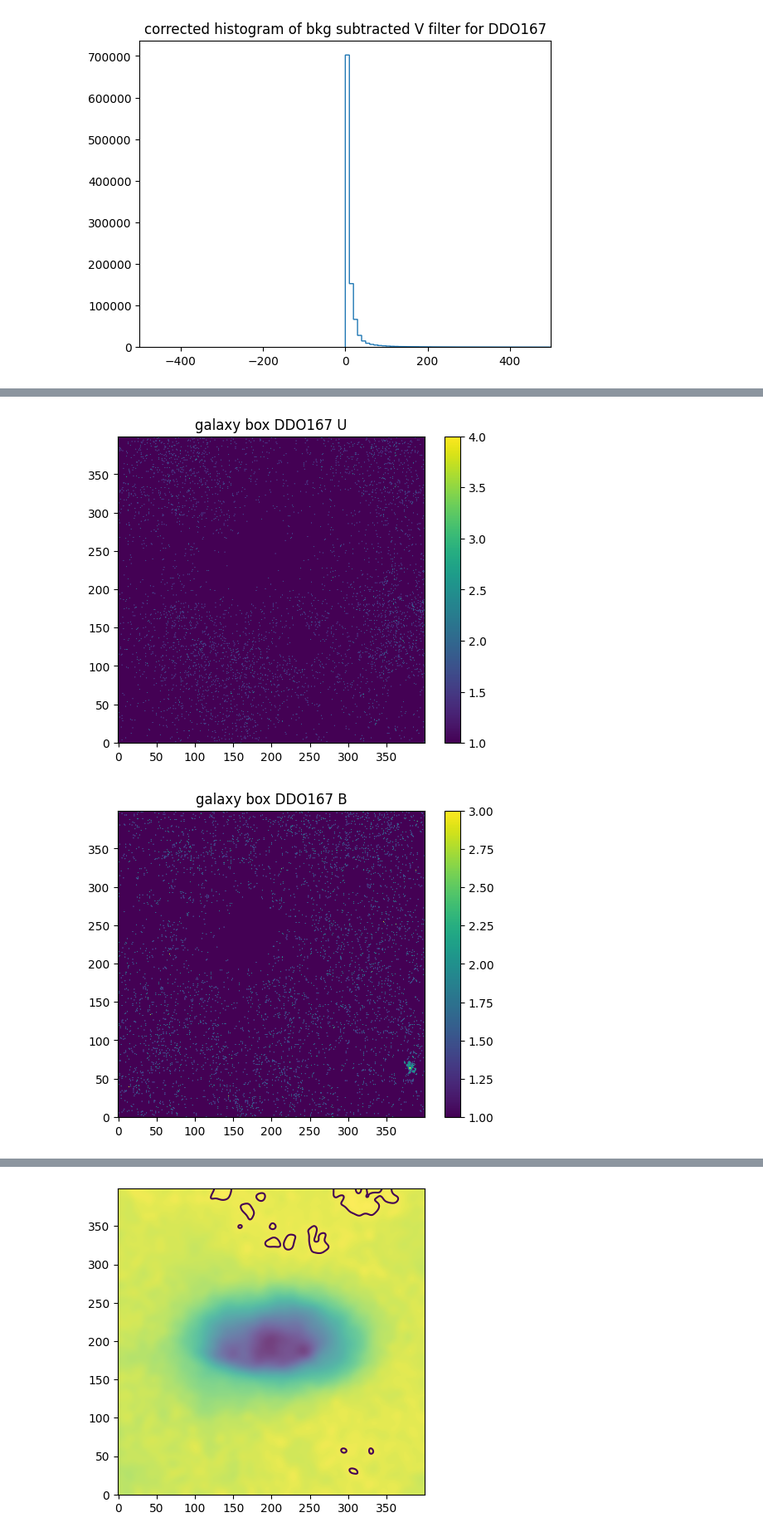
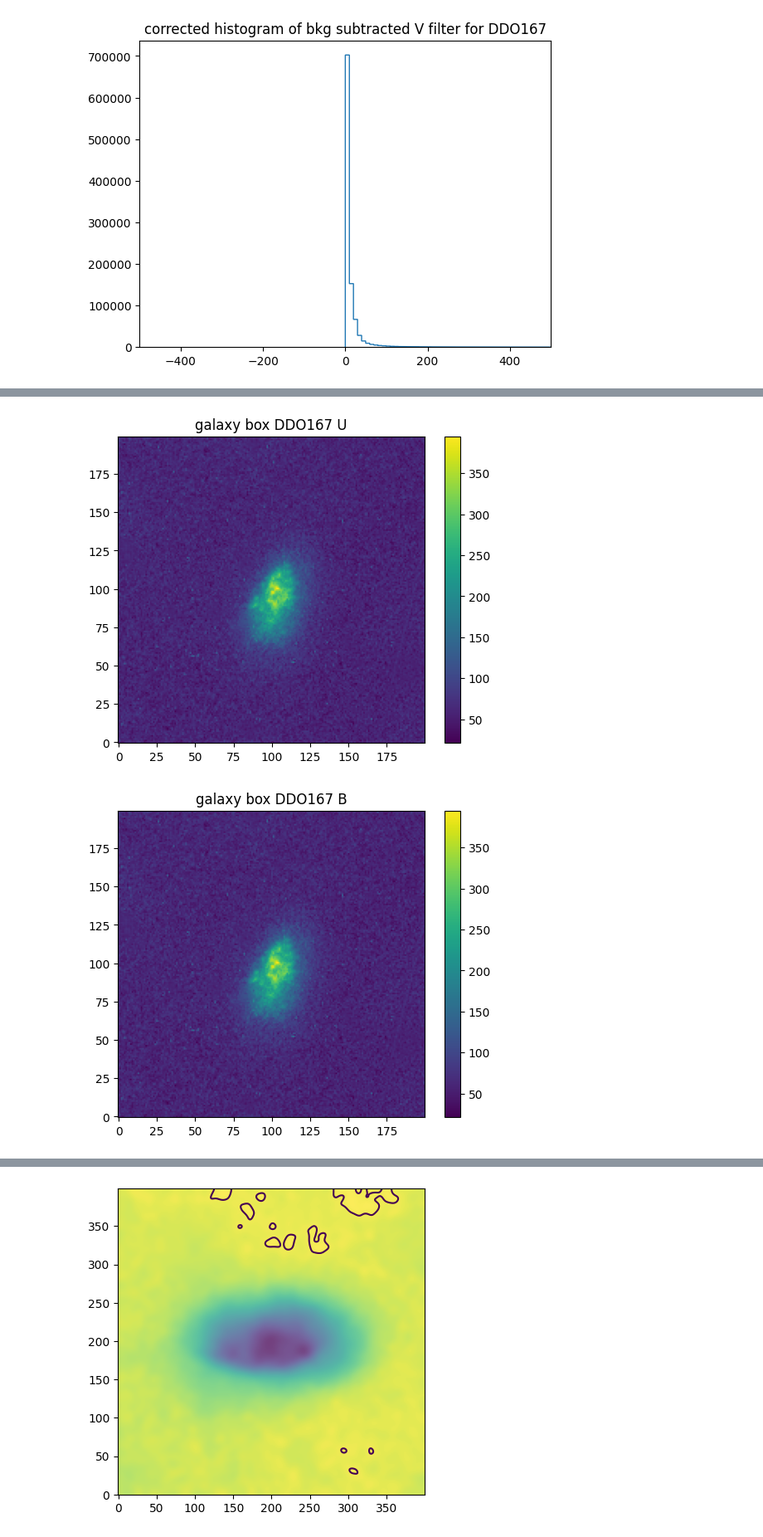
Before and after one commit to SUT-LTG/Aysan-Little-Things, a Jupyter notebook: DDO167.ipynb, the cells around one changed output, grey strips where cells are left out. Shown at 83% size. Drawn from its saved outputs; the diff is of its cells as text; code cells hidden in the pictures.

```diff
--- a/DDO167.ipynb
+++ b/DDO167.ipynb
@@ -98,23 +98,23 @@ for i in range(0,3):
 [figure]
 # %%
 # import starless files----------------------------------------------------------------------------------------------------------------------------------------------------
-starless_file_u = fits.open(r"C:\Users\AYSAN\Desktop\project\Galaxy\Code\d167\starless\starless_DDO167_U_background_subtracted.fit")
+
+starless_file_u = fits.open(r"C:\Users\AYSAN\Desktop\project\Galaxy\Code\d167\starless\starless_backgroundless_d167.fit")
 starless_u = starless_file_u[0].data
 starless_u[starless_u <= 0] = 1
-starless_file_b = fits.open(r"C:\Users\AYSAN\Desktop\project\Galaxy\Code\d167\starless\starless_DDO167_b_background_subtracted.fit")
+starless_file_b = fits.open(r"C:\Users\AYSAN\Desktop\project\Galaxy\Code\d167\starless\starless_backgroundless_d167.fit")
 starless_b = starless_file_b[0].data
 starless_b[starless_b <= 0] = 1
-starless_file_v = fits.open(r"C:\Users\AYSAN\Desktop\project\Galaxy\Code\d167\starless\starless_DDO167_v_background_subtracted.fit")
+starless_file_v = fits.open(r"C:\Users\AYSAN\Desktop\project\Galaxy\Code\d167\starless\starless_backgroundless_d167.fit")
 starless_v = starless_file_v[0].data
 starless_v[starless_v <= 0] = 1
 
 starless = [starless_u , starless_b , starless_v]
-
 norm = ImageNormalize(vmin=0., stretch=LogStretch())
 for i in range(0 , len(starless)):
 
-    plt.imshow(starless[i] , origin = "lower" , aspect='auto', norm = norm)
-    plt.title('starless DDO 154 %s-filter (scale = log)'%(filters[i]))
+    plt.imshow(starless[i] , origin = "lower" , aspect='auto' ,norm = norm)
+    plt.title('starless DDO 187 %s-filter (scale = log)'%(filters[i]))
     cbar = plt.colorbar()
     cbar.set_label('log(pixel value)')
     plt.show()
@@ -125,17 +125,17 @@ for i in range(0 , len(starless)):
 # %%
-box_size_x = 200
-box_size_y = 200
-box_center = [480,430]
+box_size_x = 100
+box_size_y = 100
+box_center = [450,480]
 
 galaxy_boxes = []
 for i in range(0 , len(starless)):
         box = starless[i][box_center[1] - box_size_y : box_center[1] + box_size_y, box_center[0] - box_size_x : box_center[0] + box_size_x]
         galaxy_boxes.append(box)
 for i in range(0,3):
     plt.imshow(galaxy_boxes[i], origin = "lower")
     plt.title("galaxy box %s %s"%(galaxy_name,filters[i]))
     plt.colorbar()
     plt.show()
 # %% [output]
-[figure, old version]
+[figure, new version]
-[figure, old version]
+[figure, new version]
```
Also changed, not shown: parts of 10 cells of this notebook.
